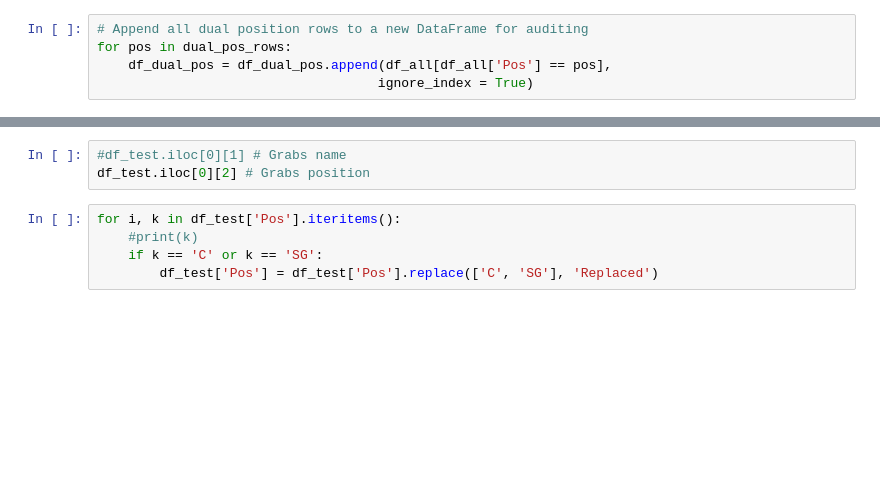
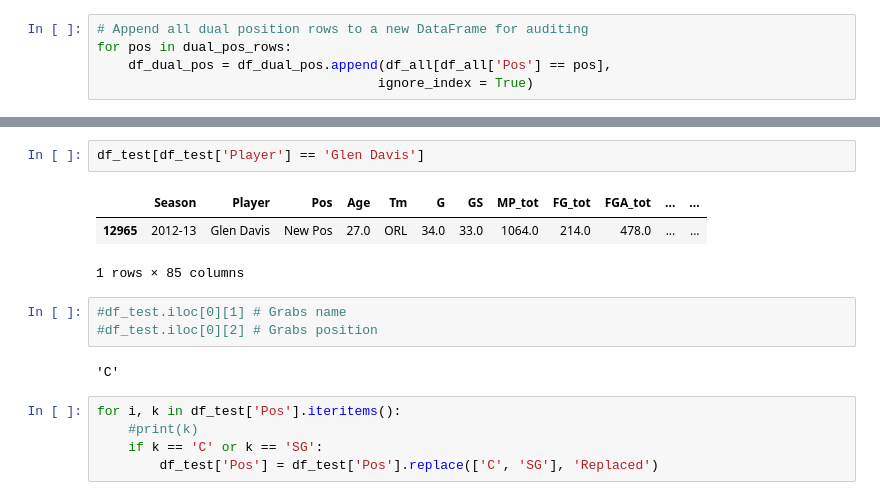
Before and after one commit to SpecCRA/nba_data_scrapers, a Jupyter notebook: bref_player_stats_scraper.ipynb, the cells around one changed output, grey strips where cells are left out. Saved outputs shown, nothing was run; the diff lists cells and outputs as text; blank space fills up the shorter version.

```diff
--- a/bref_player_stats_scraper.ipynb
+++ b/bref_player_stats_scraper.ipynb
@@ -399,6 +679,14 @@ df_test
+# %%
+df_test[df_test['Player'] == 'Glen Davis']
+# %% [output]
+|  | Season | Player | Pos | Age | Tm | G | GS | MP_tot | FG_tot | FGA_tot | ... | ... |
+| 12965 | 2012-13 | Glen Davis | New Pos | 27.0 | ORL | 34.0 | 33.0 | 1064.0 | 214.0 | 478.0 | ... | ... |
+1 rows × 85 columns
 # %%
 #df_test.iloc[0][1] # Grabs name
-df_test.iloc[0][2] # Grabs position
+#df_test.iloc[0][2] # Grabs position
+# %% [output]
+'C'
 # %%
 for i, k in df_test['Pos'].iteritems():
     #print(k)
```
Also changed, not shown: parts of 37 cells of this notebook, 1 other file.
